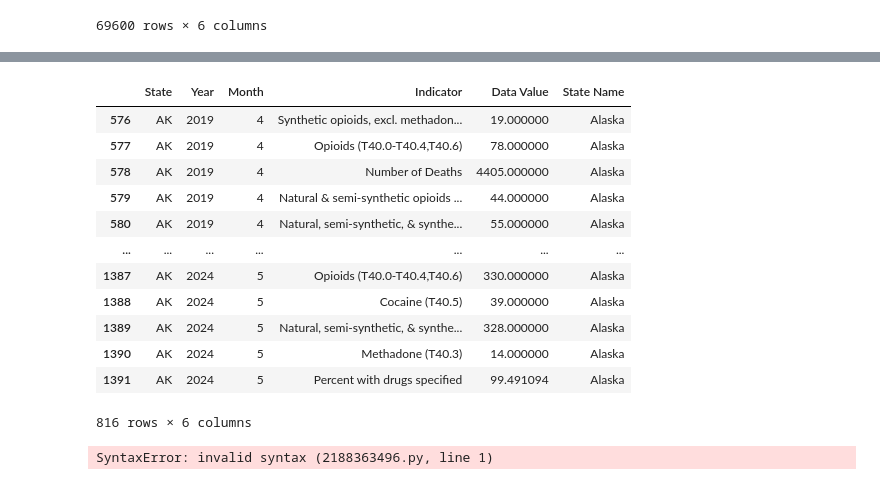
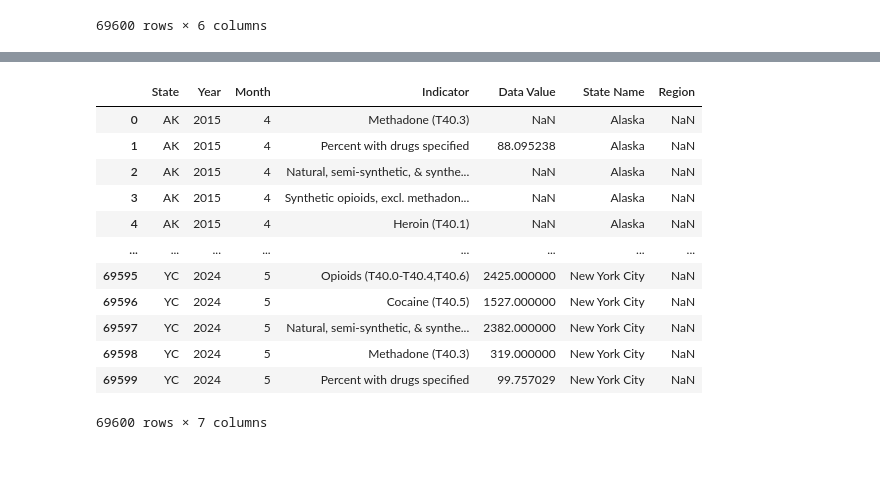
Before and after one commit to Inshirahk/Project-3-, a Jupyter notebook: covid-data-engineering.ipynb, the cells around one changed output, grey strips where cells are left out. Cells and saved outputs as stored; diff of their text form; code cells hidden in the pictures.

Commit message:
Cleaned and Created CSVs
mapped for regions and saved the dataframes to separate CSVs

```diff
--- a/covid-data-engineering.ipynb
+++ b/covid-data-engineering.ipynb
@@ -137,5 +137,4 @@ memory usage: 6.4+ MB
 # %%
 columns = ['Footnote', 'Footnote Symbol','Predicted Value','Percent Pending Investigation','Percent Complete','Period']
 
-od_cols_df2 = od_data_df2.drop(columns=columns)
-od_cols_df2.dropna()
+VSRR_df = od_data_df2.drop(columns=columns)
@@ -172,20 +157,17 @@ dtypes: float64(1), int64(1), object(4)
 memory usage: 3.2+ MB
 # %%
 #change data types
+VSRR_df['State'] = VSRR_df['State'].astype(str)
 
-#choose one
-od_cols_df2['State'] = od_cols_df2['State'].astype(str)
-od_cols_df2['State Name'] = od_cols_df2['State Name'].astype(str)
+VSRR_df['State Name'] = VSRR_df['State Name'].astype(str)
 
+VSRR_df['Year'] = VSRR_df['Year'].astype(int)
 
-od_cols_df2['Year'] = od_cols_df2['Year'].astype(int)#date
-od_cols_df2['Month'] = pd.to_datetime(od_cols_df2['Month'], format='%B').dt.month
-#od_cols_df2['Month'] = dt.datetime.strptime(od_cols_df2['Month'], "%B").month
+VSRR_df['Month'] = pd.to_datetime(VSRR_df['Month'], format='%B').dt.month
 
+VSRR_df['Indicator'] = VSRR_df['Indicator'].astype(str)
 
-od_cols_df2['Indicator'] = od_cols_df2['Indicator'].astype(str)
-
-od_cols_df2
+VSRR_df
 # %% [output]
 |  | State | Year | Month | Indicator | Data Value | State Name |
 | 0 | AK | 2015 | 4 | Methadone (T40.3) | NaN | Alaska |
@@ -267,23 +184,0 @@ ak_df
-# %%
-filtered_df = ak_df.loc[ak_df['Year'] > 2018]
-filtered_df.groupby('Month')
-filtered_df
-# %% [output]
-|  | State | Year | Month | Indicator | Data Value | State Name |
-| 576 | AK | 2019 | 4 | Synthetic opioids, excl. methadon... | 19.000000 | Alaska |
-| 577 | AK | 2019 | 4 | Opioids (T40.0-T40.4,T40.6) | 78.000000 | Alaska |
-| 578 | AK | 2019 | 4 | Number of Deaths | 4405.000000 | Alaska |
-| 579 | AK | 2019 | 4 | Natural & semi-synthetic opioids ... | 44.000000 | Alaska |
-| 580 | AK | 2019 | 4 | Natural, semi-synthetic, & synthe... | 55.000000 | Alaska |
-| ... | ... | ... | ... | ... | ... | ... |
-| 1387 | AK | 2024 | 5 | Opioids (T40.0-T40.4,T40.6) | 330.000000 | Alaska |
-| 1388 | AK | 2024 | 5 | Cocaine (T40.5) | 39.000000 | Alaska |
-| 1389 | AK | 2024 | 5 | Natural, semi-synthetic, & synthe... | 328.000000 | Alaska |
-| 1390 | AK | 2024 | 5 | Methadone (T40.3) | 14.000000 | Alaska |
-| 1391 | AK | 2024 | 5 | Percent with drugs specified | 99.491094 | Alaska |
-816 rows × 6 columns
-# %%
-#Merge dfs based on sql
-merged_data_df.head()
-# %% [output]
-SyntaxError: invalid syntax (2188363496.py, line 1)
@@ -291,0 +185,29 @@ merged_data_df.info()
+# %%
+regions = {
+    1: ["Connecticut", "Maine", "Massachusetts", "New Hampshire", "Rhode Island", "Vermont"],
+    2: ["New Jersey", "New York", "Pennsylvania"],
+    3: ["Illinois", "Indiana", "Michigan", "Ohio", "Wisconsin"],
+    4: ["Iowa", "Kansas", "Minnesota", "Missouri", "Nebraska", "North Dakota", "South Dakota"],
+    5: ["Delaware", "District of Columbia", "Florida", "Georgia", "Maryland", "North Carolina", "South Carolina", "Virginia",  "West Virginia"],
+    6: ["Alabama", "Kentucky", "Mississippi", "Tennessee"],
+    7: ["Arkansas", "Louisiana", "Oklahoma", "Texas"],
+    8: ["Arizona", "Colorado", "Idaho", "Montana", "Nevada", "New Mexico", "Utah", "Wyoming"],
+    9: ["Alaska", "California", 'Hawaii', "Oregon", "Washington"]
+}
+# %%
+VSRR_df['Region'] = VSRR_df['State Name'].map(regions)
+VSRR_df
+# %% [output]
+|  | State | Year | Month | Indicator | Data Value | State Name | Region |
+| 0 | AK | 2015 | 4 | Methadone (T40.3) | NaN | Alaska | NaN |
+| 1 | AK | 2015 | 4 | Percent with drugs specified | 88.095238 | Alaska | NaN |
+| 2 | AK | 2015 | 4 | Natural, semi-synthetic, & synthe... | NaN | Alaska | NaN |
+| 3 | AK | 2015 | 4 | Synthetic opioids, excl. methadon... | NaN | Alaska | NaN |
+| 4 | AK | 2015 | 4 | Heroin (T40.1) | NaN | Alaska | NaN |
+| ... | ... | ... | ... | ... | ... | ... | ... |
+| 69595 | YC | 2024 | 5 | Opioids (T40.0-T40.4,T40.6) | 2425.000000 | New York City | NaN |
+| 69596 | YC | 2024 | 5 | Cocaine (T40.5) | 1527.000000 | New York City | NaN |
+| 69597 | YC | 2024 | 5 | Natural, semi-synthetic, & synthe... | 2382.000000 | New York City | NaN |
+| 69598 | YC | 2024 | 5 | Methadone (T40.3) | 319.000000 | New York City | NaN |
+| 69599 | YC | 2024 | 5 | Percent with drugs specified | 99.757029 | New York City | NaN |
+69600 rows × 7 columns
```
Also changed, not shown: parts of 14 cells of this notebook, 2 other files.
